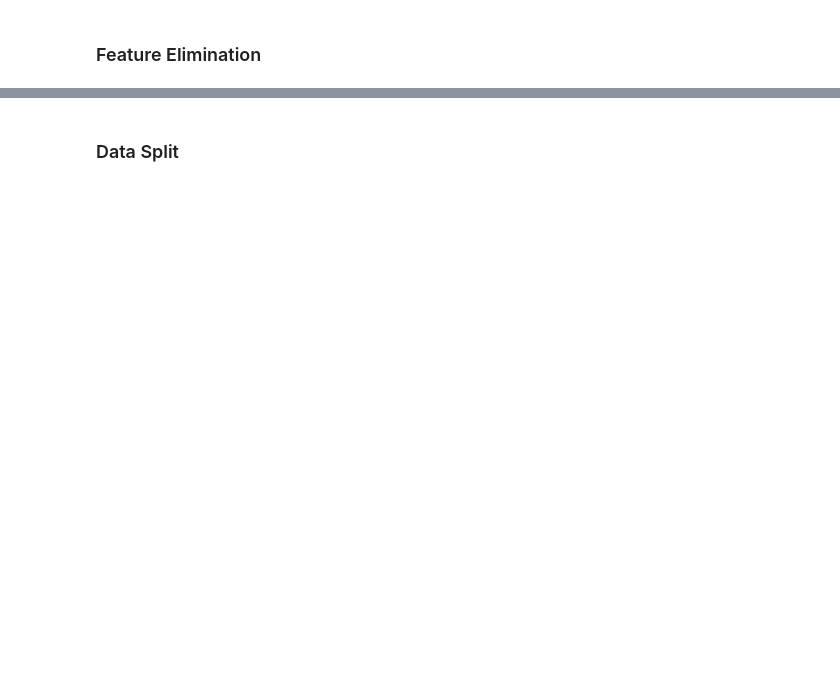
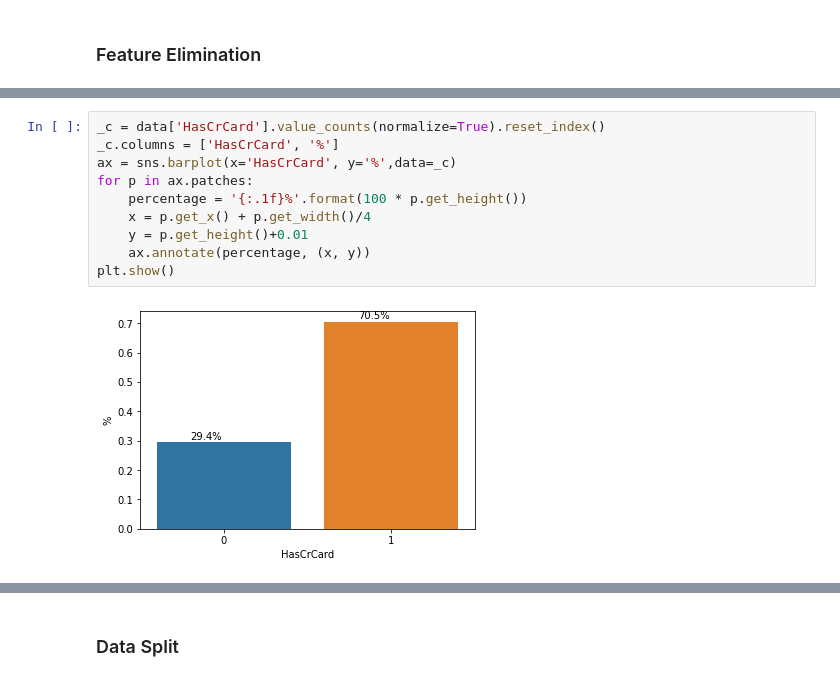
Before and after one commit to lauren-alexandra/bank-churn-ann-classifier, a Jupyter notebook: Bank_Churn_Prediction.ipynb, the cells around one changed output, grey strips where cells are left out. Drawn from its saved outputs; the diff is of its cells as text; blank space fills up the shorter version.

```diff
--- a/Bank_Churn_Prediction.ipynb
+++ b/Bank_Churn_Prediction.ipynb
@@ -34,0 +121,12 @@ Data Dictionary:
+# %%
+_c = data['HasCrCard'].value_counts(normalize=True).reset_index()
+_c.columns = ['HasCrCard', '%']
+ax = sns.barplot(x='HasCrCard', y='%',data=_c)
+for p in ax.patches:
+    percentage = '{:.1f}%'.format(100 * p.get_height())
+    x = p.get_x() + p.get_width()/4
+    y = p.get_height()+0.01
+    ax.annotate(percentage, (x, y))
+plt.show()
+# %% [output]
+[figure, added]
```
Also changed, not shown: parts of 26 cells of this notebook.
